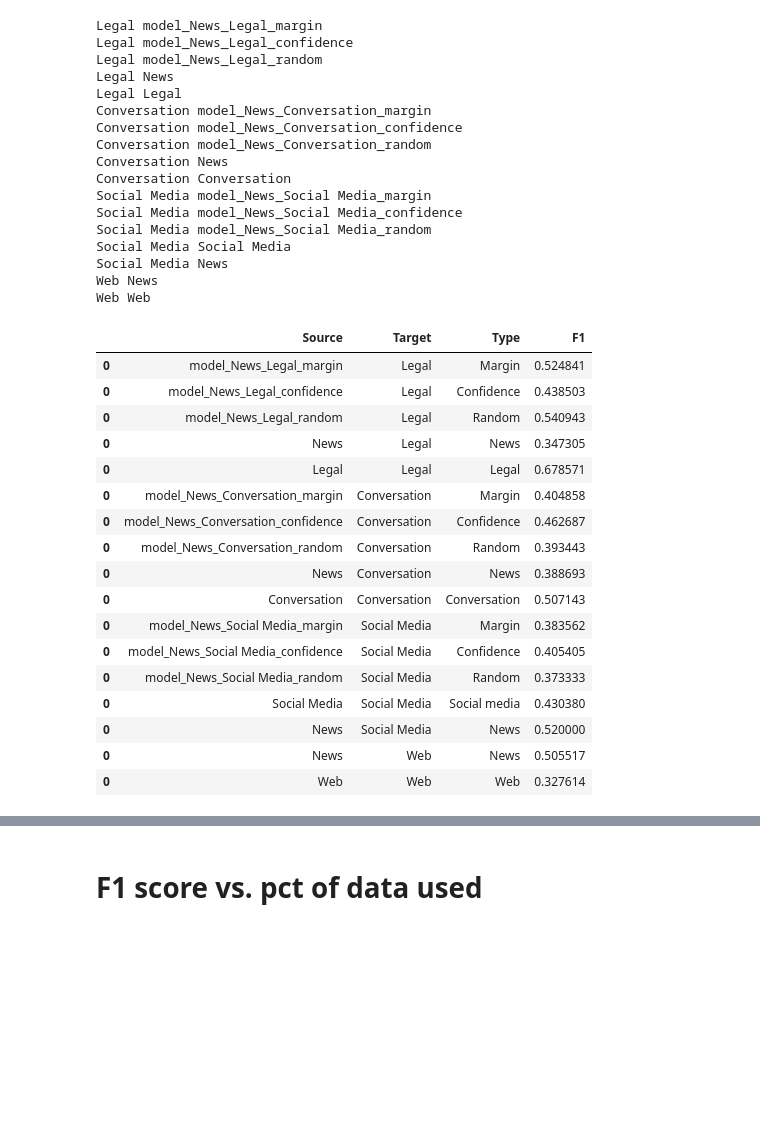
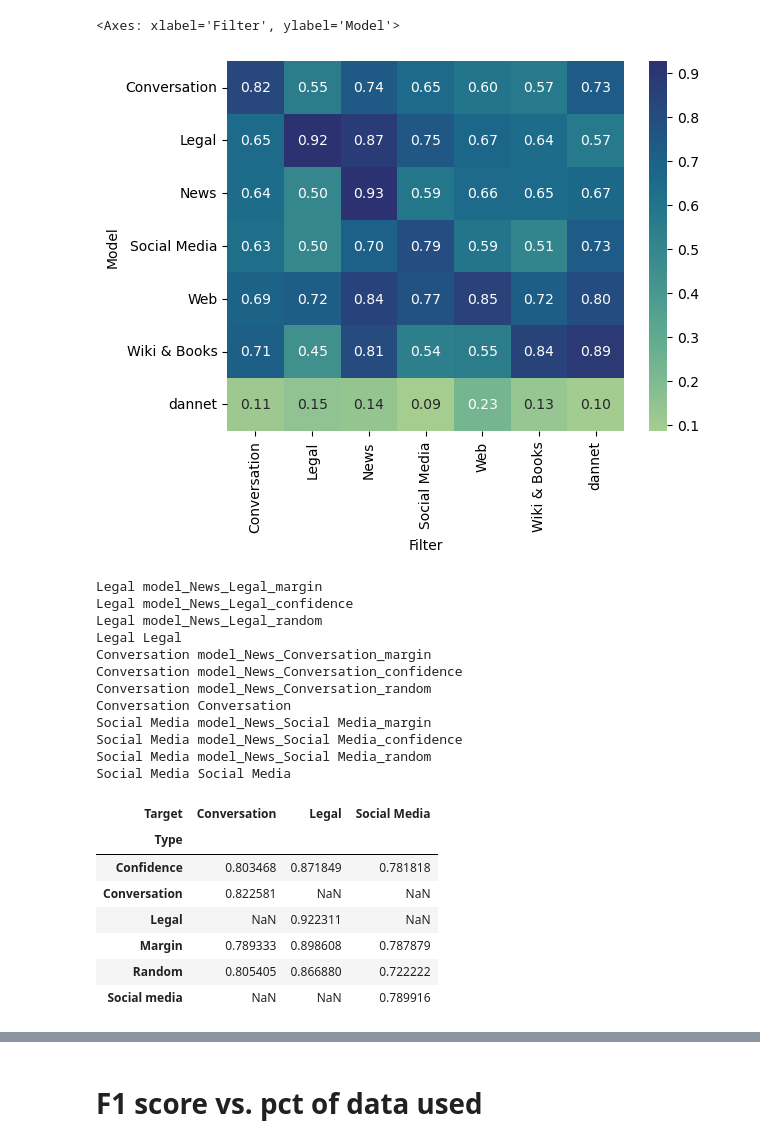
Before and after one commit to krusand/CrossNER-Active-Learning, a Jupyter notebook: spanf1.ipynb, the cells around one changed output, grey strips where cells are left out. Saved outputs shown, nothing was run; the diff lists cells and outputs as text; code cells hidden in the pictures; blank space fills up the shorter version.

```diff
--- a/spanf1.ipynb
+++ b/spanf1.ipynb
@@ -121,10 +41,14 @@ dfs = []
 
 for model_type in models_and_filters:
     dfs.append(pd.DataFrame({'Model': [model_type]*7,
-                'Filter': f1_scores_load[model_type].keys(),
-                'F1_scores': f1_scores_load[model_type].values(),
-                "Similarity": similarity[model_type].values(),
+                'Filter': reg_f1[model_type].keys(),
+                'F1_scores': reg_f1[model_type].values(),
+                "Cosine": similarity[model_type].values(),
                 "Jaccard": jaccard[model_type].values()}))
 
 plotting_df = pd.concat(dfs)
+
+
+ax = sns.scatterplot(data=plotting_df, x="F1_scores", y="Jaccard", hue="Model",style="Filter")
+sns.move_legend(ax, "upper left", bbox_to_anchor=(1, 1))
 # %% [output]
@@ -175,16 +73,3 @@ def load_f1scores_from_dict(f1):
                     'F1_scores': f1[model_type].values()}))
 
     return pd.concat(dfs).pivot(index="Model", columns="Filter", values="F1_scores")
-
-
-with open("f1_scores/f1_scores_regularized_run1.pkl", "rb") as fp:
-    f1_sourceregu_dev11 = load_f1scores_from_dict(pickle.load(fp))
-
-with open("f1_scores/f1_scores_regularized_run1_2.pkl", "rb") as fp:
-    f1_sourceregu_dev12 = load_f1scores_from_dict(pickle.load(fp))
-
-with open("f1_scores/f1_scores_regularized_run2.pkl", "rb") as fp:
-    f1_sourceregu_dev21 = load_f1scores_from_dict(pickle.load(fp))
-
-with open("f1_scores/f1_scores_regularized_run2_2.pkl", "rb") as fp:
-    f1_sourceregu_dev22 = load_f1scores_from_dict(pickle.load(fp))
@@ -209,68 +76,55 @@ fig.tight_layout()
-# %%
-with open("f1_scores/f1_scores_regularized_run1.pkl", "rb") as fp:
-    BL_f1 = pickle.load(fp)
+# %%
+fig, ax = plt.subplots()
+sns.heatmap(load_f1scores_from_dict(reg_f1), annot=True, fmt='.2f',cmap=sns.color_palette("crest", as_cmap=True), ax=ax)
+# %% [output]
+<Axes: xlabel='Filter', ylabel='Model'>
+[figure, added]
 # %%
 import pickle
 
-
-with open("f1_scores/f1_scores_active_learning.pkl", "rb") as fp:
-    AL_f1 = pickle.load(fp)
+with open("f1_scores/f1_scores_active_learning_third.pkl", "rb") as fp:
+    ALS_f1 = pickle.load(fp)
 
 
-AL_f1.update(BL_f1)
+
+ALS_f1.update(reg_f1)
 
 
 def active_learning_comparison(f1_scores: dict,target_domains:list[str]):
     dfs = []
-
     for target_domain in target_domains:
         for model in f1_scores.keys():
-            if target_domain in model or model == "News":
+            if target_domain in model:
                 print(target_domain, model)
                 dfs.append(pd.DataFrame({
                     "Source": [model],
                     "Target": [target_domain],
-                    "Type": [model.split("_")[-1].capitalize()],
+                    "Type": [model.split("_")[-1].capitalize() if "none" not in model else "none" +model.split("_")[-1].capitalize()],
                     "F1": [f1_scores[model][target_domain]]
                 }))
 
-    return pd.concat(dfs)
+    return pd.concat(dfs).pivot(index="Type", columns="Target",values="F1")
 
 
-active_learning_comparison(AL_f1, ["Legal", "Conversation", "Social Media", "Web"])
+active_learning_comparison(ALS_f1, ["Legal", "Conversation", "Social Media"])
 # %% [output]
 Legal model_News_Legal_margin
 Legal model_News_Legal_confidence
 Legal model_News_Legal_random
-Legal News
 Legal Legal
 Conversation model_News_Conversation_margin
 Conversation model_News_Conversation_confidence
 Conversation model_News_Conversation_random
-Conversation News
 Conversation Conversation
 Social Media model_News_Social Media_margin
 Social Media model_News_Social Media_confidence
 Social Media model_News_Social Media_random
 Social Media Social Media
-Social Media News
-Web News
-Web Web
-|  | Source | Target | Type | F1 |
-| 0 | model_News_Legal_margin | Legal | Margin | 0.524841 |
-| 0 | model_News_Legal_confidence | Legal | Confidence | 0.438503 |
-| 0 | model_News_Legal_random | Legal | Random | 0.540943 |
-| 0 | News | Legal | News | 0.347305 |
-| 0 | Legal | Legal | Legal | 0.678571 |
-| 0 | model_News_Conversation_margin | Conversation | Margin | 0.404858 |
-| 0 | model_News_Conversation_confidence | Conversation | Confidence | 0.462687 |
-| 0 | model_News_Conversation_random | Conversation | Random | 0.393443 |
-| 0 | News | Conversation | News | 0.388693 |
-| 0 | Conversation | Conversation | Conversation | 0.507143 |
-| 0 | model_News_Social Media_margin | Social Media | Margin | 0.383562 |
-| 0 | model_News_Social Media_confidence | Social Media | Confidence | 0.405405 |
-| 0 | model_News_Social Media_random | Social Media | Random | 0.373333 |
-| 0 | Social Media | Social Media | Social media | 0.430380 |
-| 0 | News | Social Media | News | 0.520000 |
-| 0 | News | Web | News | 0.505517 |
-| 0 | Web | Web | Web | 0.327614 |
+| Target | Conversation | Legal | Social Media |
+| Type |  |  |  |
+| Confidence | 0.803468 | 0.871849 | 0.781818 |
+| Conversation | 0.822581 | NaN | NaN |
+| Legal | NaN | 0.922311 | NaN |
+| Margin | 0.789333 | 0.898608 | 0.787879 |
+| Random | 0.805405 | 0.866880 | 0.722222 |
+| Social media | NaN | NaN | 0.789916 |
```
Also changed, not shown: parts of 17 cells of this notebook, 24 other files.
